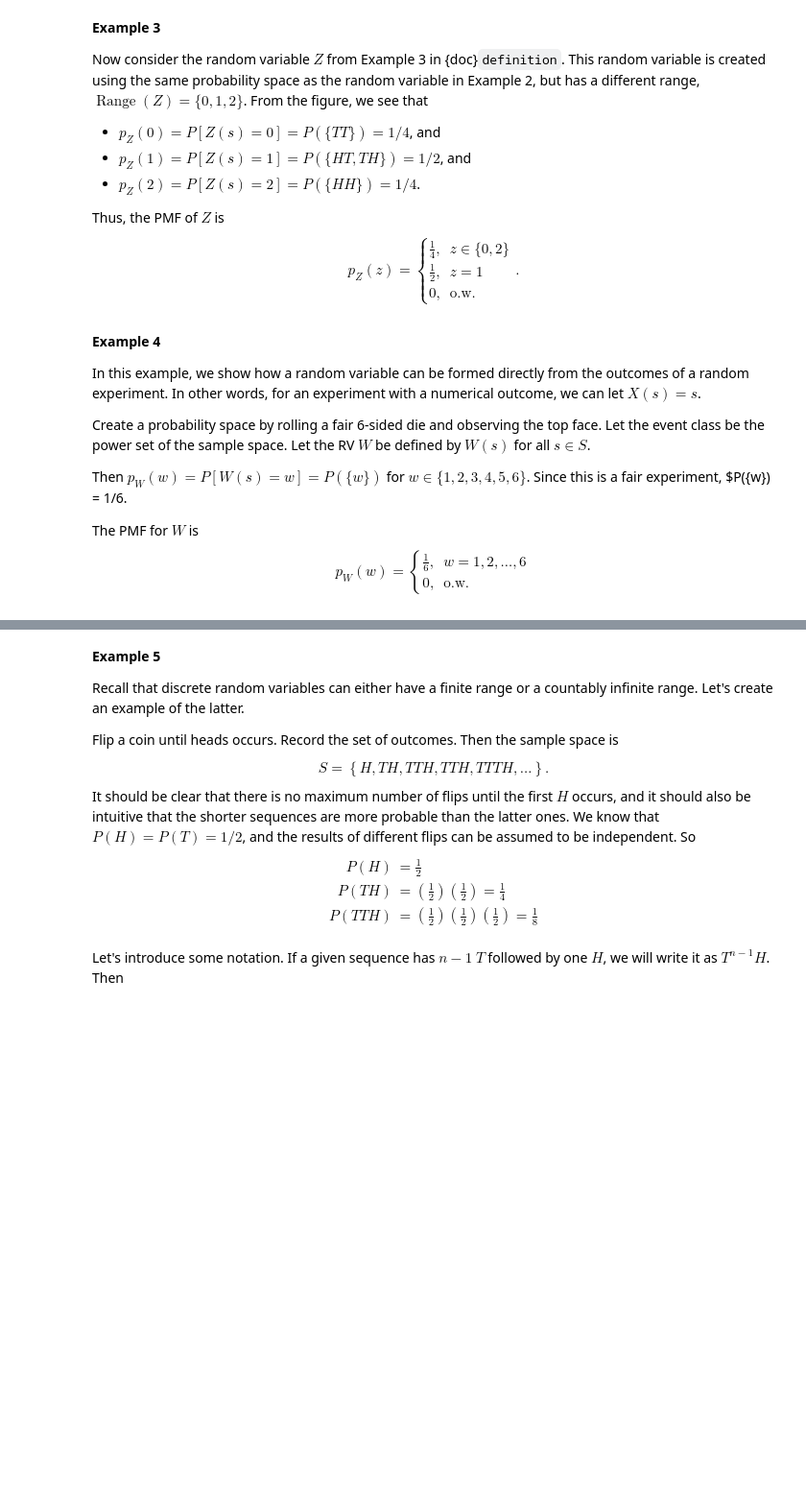
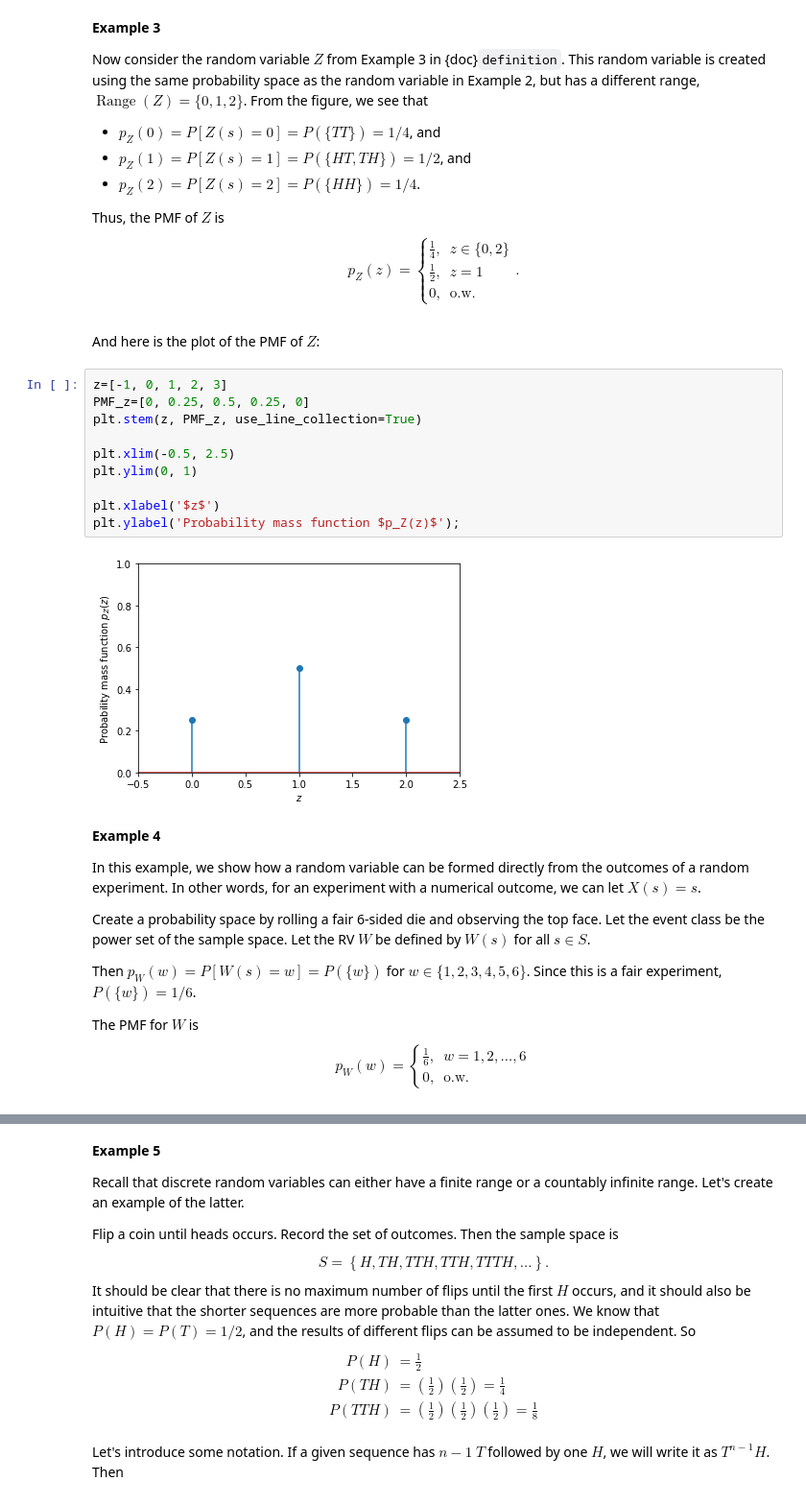
Before and after one commit to michael-borck/Foundations-of-Data-Science-with-Python, a Jupyter notebook: _sources/08-random-variables/discrete-rvs.ipynb, the cells around one changed output, grey strips where cells are left out. Shown at 96% size. Cells and saved outputs as stored; diff of their text form; blank space fills up the shorter version.

```diff
--- a/_sources/08-random-variables/discrete-rvs.ipynb
+++ b/_sources/08-random-variables/discrete-rvs.ipynb
@@ -133,6 +177,20 @@ p_Z(z) =
 0, & \mbox{o.w.}
 \end{cases}.
 $$
+# %% [markdown]
+And here is the plot of the PMF of $Z$:
+# %%
+z=[-1, 0, 1, 2, 3]
+PMF_z=[0, 0.25, 0.5, 0.25, 0]
+plt.stem(z, PMF_z, use_line_collection=True)
+
+plt.xlim(-0.5, 2.5)
+plt.ylim(0, 1)
+
+plt.xlabel('$z$')
+plt.ylabel('Probability mass function $p_Z(z)$');
+# %% [output]
+[figure, added]
 # %% [markdown]
 **Example 4**
 
@@ -140,7 +198,7 @@ In this example, we show how a random variable can be formed directly from the o
 
 Create a probability space by rolling a fair 6-sided die and observing the top face. Let the event class be the power set of the sample space. Let the RV $W$ be defined by $W(s)$ for all $s \in S$.
 
-Then $p_W(w) = P\left[ W(s) =w \right] = P( \{w\} )$ for $w \in \{1,2,3,4,5,6\}$. Since this is a fair experiment, $P(\{w\}) = 1/6.
+Then $p_W(w) = P\left[ W(s) =w \right] = P( \{w\} )$ for $w \in \{1,2,3,4,5,6\}$. Since this is a fair experiment, $P(\{w\}) = 1/6$.
 
 The PMF for $W$ is
 $$
```
Also changed, not shown: parts of 12 cells of this notebook, 16 other files.
